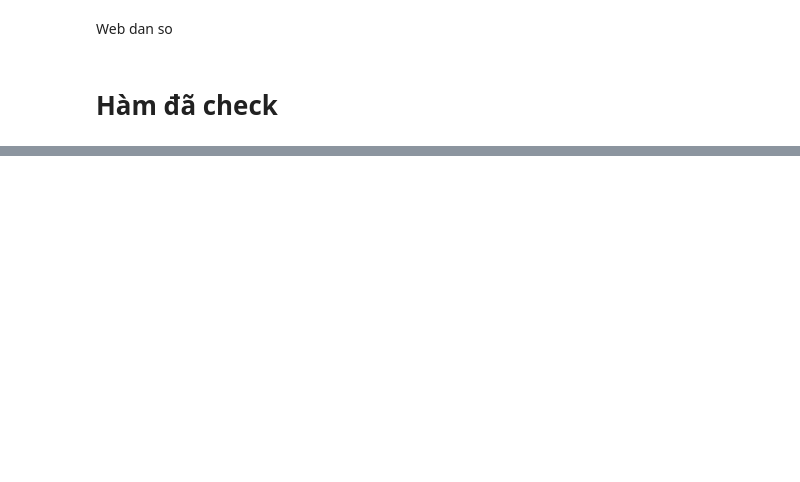
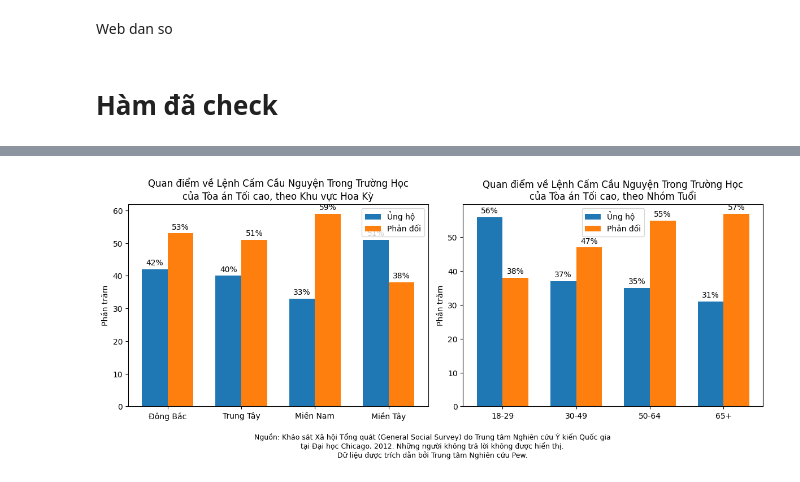
Before and after one commit to trucquynhne10/crawl, a Jupyter notebook: TongCucThongKe/crawl basic.ipynb, the cells around one changed output, grey strips where cells are left out. Saved outputs shown, nothing was run; the diff lists cells and outputs as text; code cells hidden in the pictures; blank space fills up the shorter version.

```diff
--- a/TongCucThongKe/crawl basic.ipynb
+++ b/TongCucThongKe/crawl basic.ipynb
@@ -514,0 +633,76 @@ Dân số tổng số trung bình của Bắc Ninh qua các năm
+# %%
+import matplotlib.pyplot as plt
+import numpy as np
+
+# Dữ liệu cho biểu đồ bên trái (theo Khu vực)
+regions = ["Đông Bắc", "Trung Tây", "Miền Nam", "Miền Tây"]
+approve_reg = [42, 40, 33, 51]
+disapprove_reg = [53, 51, 59, 38]
+
+# Dữ liệu cho biểu đồ bên phải (theo Nhóm Tuổi)
+ages = ["18-29", "30-49", "50-64", "65+"]
+approve_age = [56, 37, 35, 31]
+disapprove_age = [38, 47, 55, 57]
+
+# Tạo figure và 2 trục (2 biểu đồ cạnh nhau)
+fig, axes = plt.subplots(1, 2, figsize=(12, 5))
+
+# --- Biểu đồ 1: Theo Khu vực Hoa Kỳ ---
+x1 = np.arange(len(regions))
+width = 0.35  # Độ rộng của mỗi cột
+
+rects1 = axes[0].bar(x1 - width/2, approve_reg, width,
+                     label='Ủng hộ', color='tab:blue')
+rects2 = axes[0].bar(x1 + width/2, disapprove_reg, width,
+                     label='Phản đối', color='tab:orange')
+
+# Thiết lập nhãn và tiêu đề
+axes[0].set_title("Quan điểm về Lệnh Cấm Cầu Nguyện Trong Trường Học\ncủa Tòa án Tối cao, theo Khu vực Hoa Kỳ")
+axes[0].set_ylabel("Phần trăm")
+axes[0].set_xticks(x1)
+axes[0].set_xticklabels(regions)
+axes[0].legend()
+
+# Hiển thị giá trị trên đầu mỗi cột
+for rect in rects1 + rects2:
+    height = rect.get_height()
+    axes[0].annotate(f'{height}%',
+                     xy=(rect.get_x() + rect.get_width()/2, height),
+                     xytext=(0, 3),  # khoảng cách so với đỉnh cột
+                     textcoords="offset points",
+                     ha='center', va='bottom')
+
+# --- Biểu đồ 2: Theo Nhóm Tuổi ---
+x2 = np.arange(len(ages))
+
+rects3 = axes[1].bar(x2 - width/2, approve_age, width,
+                     label='Ủng hộ', color='tab:blue')
+rects4 = axes[1].bar(x2 + width/2, disapprove_age, width,
+                     label='Phản đối', color='tab:orange')
+
+axes[1].set_title("Quan điểm về Lệnh Cấm Cầu Nguyện Trong Trường Học\ncủa Tòa án Tối cao, theo Nhóm Tuổi")
+axes[1].set_ylabel("Phần trăm")
+axes[1].set_xticks(x2)
+axes[1].set_xticklabels(ages)
+axes[1].legend()
+
+# Hiển thị giá trị trên đầu mỗi cột
+for rect in rects3 + rects4:
+    height = rect.get_height()
+    axes[1].annotate(f'{height}%',
+                     xy=(rect.get_x() + rect.get_width()/2, height),
+                     xytext=(0, 3),
+                     textcoords="offset points",
+                     ha='center', va='bottom')
+
+# Thêm chú thích/Nguồn ở dưới cùng
+fig.text(0.5, 0.02,
+         "Nguồn: Khảo sát Xã hội Tổng quát (General Social Survey) do Trung tâm Nghiên cứu Ý kiến Quốc gia\n"
+         "tại Đại học Chicago, 2012. Những người không trả lời không được hiển thị.\n"
+         "Dữ liệu được trích dẫn bởi Trung tâm Nghiên cứu Pew.",
+         ha='center', va='center', fontsize=9)
+
+plt.tight_layout(rect=[0, 0.08, 1, 1])  # Chỉnh để chừa khoảng trống cho phần chú thích
+plt.show()
+# %% [output]
+[figure, added]
```
Also changed, not shown: parts of 25 cells of this notebook, 21 other files.
